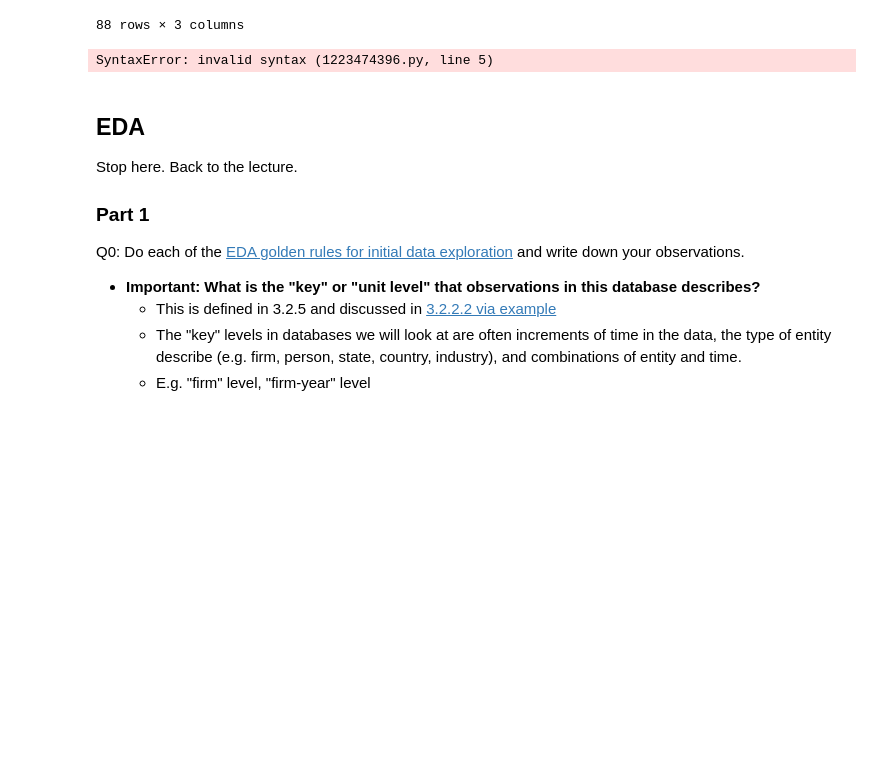
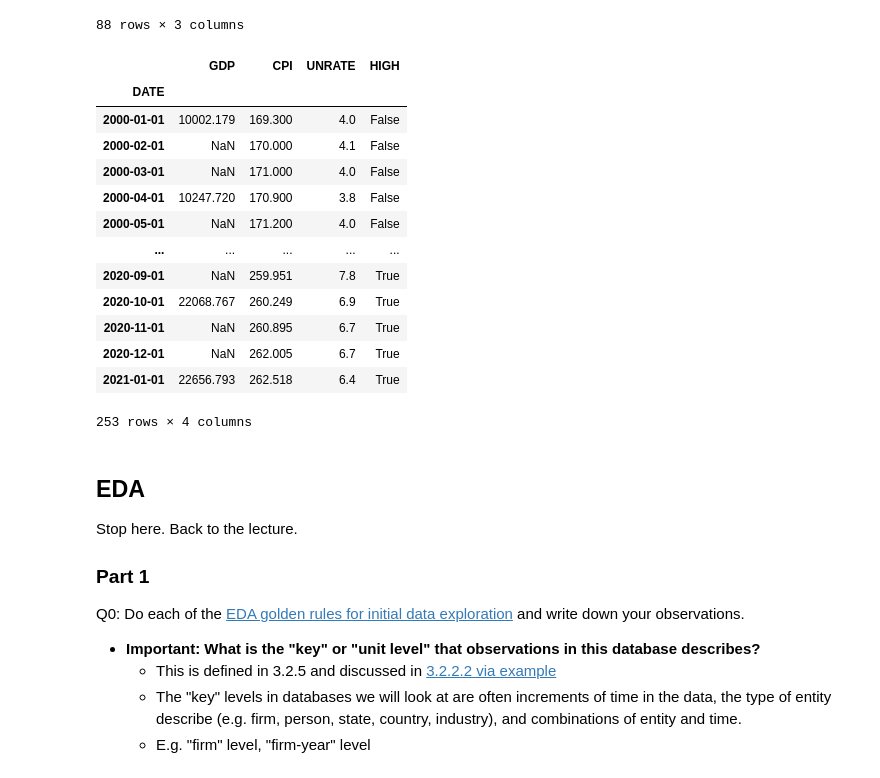
Before and after one commit to mikej3663/ledatascifi-2025, a Jupyter notebook: ledatascifi-2025/handouts/Pandas exercises.ipynb, the cells around one changed output. Drawn from its saved outputs; the diff is of its cells as text; code cells hidden in the pictures; blank space fills up the shorter version.

```diff
--- a/ledatascifi-2025/handouts/Pandas exercises.ipynb
+++ b/ledatascifi-2025/handouts/Pandas exercises.ipynb
@@ -256,17 +276,30 @@ macro_df[mask]
 # %%
 # create a variable
 
 macro_df['HIGH'] = mask # df['NAME'] = stuff
 
-df = df.assign...
+#df = df.assign...
 
 #2.
 macro_df.assign(high2 = macro_df['UNRATE'] > 6) # doesn't show, wasnt made permanant
 
 
 macro_df
 # %% [output]
+|  | GDP | CPI | UNRATE | HIGH |
+| DATE |  |  |  |  |
+| 2000-01-01 | 10002.179 | 169.300 | 4.0 | False |
+| 2000-02-01 | NaN | 170.000 | 4.1 | False |
+| 2000-03-01 | NaN | 171.000 | 4.0 | False |
+| 2000-04-01 | 10247.720 | 170.900 | 3.8 | False |
+| 2000-05-01 | NaN | 171.200 | 4.0 | False |
+| ... | ... | ... | ... | ... |
+| 2020-09-01 | NaN | 259.951 | 7.8 | True |
+| 2020-10-01 | 22068.767 | 260.249 | 6.9 | True |
+| 2020-11-01 | NaN | 260.895 | 6.7 | True |
+| 2020-12-01 | NaN | 262.005 | 6.7 | True |
+| 2021-01-01 | 22656.793 | 262.518 | 6.4 | True |
-SyntaxError: invalid syntax (1223474396.py, line 5)
+253 rows × 4 columns
 # %% [markdown]
 ## EDA
 
```
Also changed, not shown: parts of 14 cells of this notebook.
